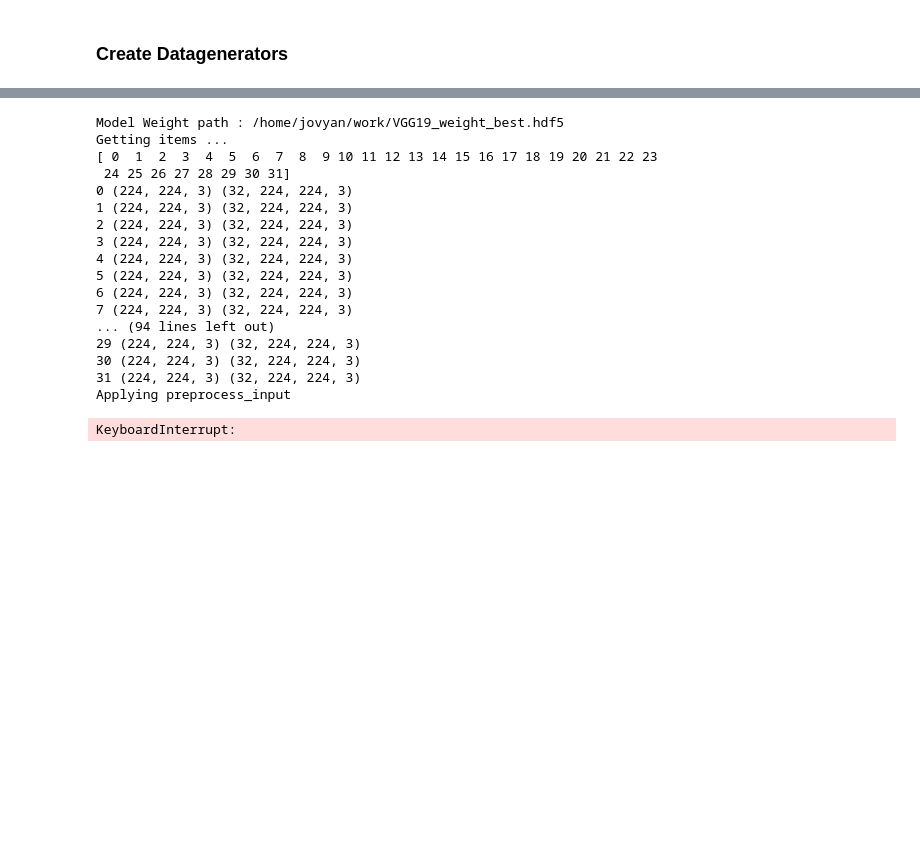
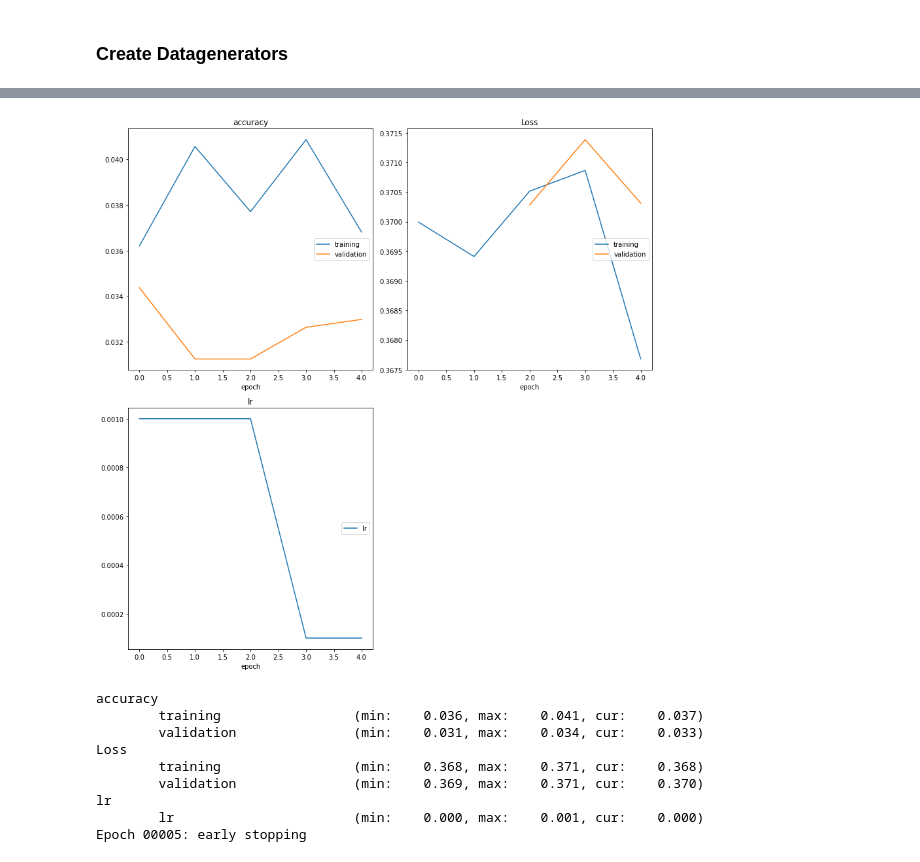
Before and after one commit to maindolaamit/nima, a Jupyter notebook: notebooks/ava_train_mobilenet.ipynb, the cells around one changed output, grey strips where cells are left out. Saved outputs shown, nothing was run; the diff lists cells and outputs as text; code cells hidden in the pictures; blank space fills up the shorter version.

```diff
--- a/notebooks/ava_train_mobilenet.ipynb
+++ b/notebooks/ava_train_mobilenet.ipynb
@@ -52,7 +52,7 @@ from nima.utils.ava_dataset_utils import load_data, get_rating_columns
 # %%
 print(f'Project Root Directory : {PROJECT_ROOT_DIR}')
 
-df_train, df_valid, df_test = load_data(AVA_DATASET_DIR, sample_size=100)
+df_train, df_valid, df_test = load_data(AVA_DATASET_DIR, sample_size=10000)
 print(f"Training length : {len(df_train)}, Validation length : {len(df_valid)}, Test size : {len(df_test)}")
 # %% [output]
 Project Root Directory : /home/jovyan/work/
@@ -132,51 +110,45 @@ Found 5 valid image filenames belonging to 10 classes.
 # %%
 from keras.callbacks import EarlyStopping, ModelCheckpoint, ReduceLROnPlateau
 from livelossplot.inputs.keras import PlotLossesCallback
 import time
 
 arg_verbose, arg_epochs = 1, 32
 
-# set model weight and path
-weight_filename = f'{nima_cnn.base_model_name}_weight_best.hdf5'
-weight_filepath = os.path.join(WEIGHTS_DIR, weight_filename)
-print(f'Model Weight path : {weight_filepath}')
+# # set model weight and path
+# weight_filename = f'{nima_cnn.base_model_name}_weight_best.hdf5'
+# weight_filepath = os.path.join(WEIGHTS_DIR, weight_filename)
+# print(f'Model Weight path : {weight_filepath}')
 
-es = EarlyStopping(monitor='val_loss', patience=4, verbose=arg_verbose)
-ckpt = ModelCheckpoint(
-    filepath=weight_filepath,
-    save_weights_only=True,
-    monitor="val_earth_movers_distance",
-    mode="auto",
-    save_best_only=True,
-)
-lr = ReduceLROnPlateau(monitor='val_loss', patience=2, verbose=1)
-plot_loss = PlotLossesCallback()
+# es = EarlyStopping(monitor='val_loss', patience=4, verbose=arg_verbose)
+# ckpt = ModelCheckpoint(
+#     filepath=weight_filepath,
+#     save_weights_only=True,
+#     monitor="val_earth_movers_distance",
+#     mode="auto",
+#     save_best_only=True,
+# )
+# lr = ReduceLROnPlateau(monitor='val_loss', patience=2, verbose=1)
+# plot_loss = PlotLossesCallback()
 
-# start training
-start_time = time.perf_counter()
-history = nima_cnn.model.fit(train_datagen, validation_data=valid_datagen,
-    epochs=arg_epochs, callbacks=[es, ckpt, lr, plot_loss],
-    verbose=arg_verbose)
-end_time = time.perf_counter()
-print(f'Time taken : {time.strftime("%H:%M:%S", time.gmtime(end_time-start_time))}')
+# # start training
+# start_time = time.perf_counter()
+# history = nima_cnn.model.fit(train_datagen, validation_data=valid_datagen,
+#     epochs=arg_epochs, callbacks=[es, ckpt, lr, plot_loss],
+#     verbose=arg_verbose)
+# end_time = time.perf_counter()
+# print(f'Time taken : {time.strftime("%H:%M:%S", time.gmtime(end_time-start_time))}')
 
-result_df = pd.DataFrame(history.history)
+# result_df = pd.DataFrame(history.history)
+
+result_df = nima_cnn.train_model(train_datagen, valid_datagen, epochs=arg_epochs, verbose=arg_verbose)
 # %% [output]
+[figure, added]
-Model Weight path : /home/jovyan/work/VGG19_weight_best.hdf5
-Getting items ...
-[ 0  1  2  3  4  5  6  7  8  9 10 11 12 13 14 15 16 17 18 19 20 21 22 23
- 24 25 26 27 28 29 30 31]
-0 (224, 224, 3) (32, 224, 224, 3)
-1 (224, 224, 3) (32, 224, 224, 3)
-2 (224, 224, 3) (32, 224, 224, 3)
-3 (224, 224, 3) (32, 224, 224, 3)
-4 (224, 224, 3) (32, 224, 224, 3)
-5 (224, 224, 3) (32, 224, 224, 3)
-6 (224, 224, 3) (32, 224, 224, 3)
-7 (224, 224, 3) (32, 224, 224, 3)
-... (94 lines left out)
-29 (224, 224, 3) (32, 224, 224, 3)
-30 (224, 224, 3) (32, 224, 224, 3)
-31 (224, 224, 3) (32, 224, 224, 3)
-Applying preprocess_input
+accuracy
+        training                 (min:    0.036, max:    0.041, cur:    0.037)
+        validation               (min:    0.031, max:    0.034, cur:    0.033)
+Loss
+        training                 (min:    0.368, max:    0.371, cur:    0.368)
+        validation               (min:    0.369, max:    0.371, cur:    0.370)
+lr
+        lr                       (min:    0.000, max:    0.001, cur:    0.000)
+Epoch 00005: early stopping
-KeyboardInterrupt:
```
Also changed, not shown: parts of 6 cells of this notebook, 6 other files.
